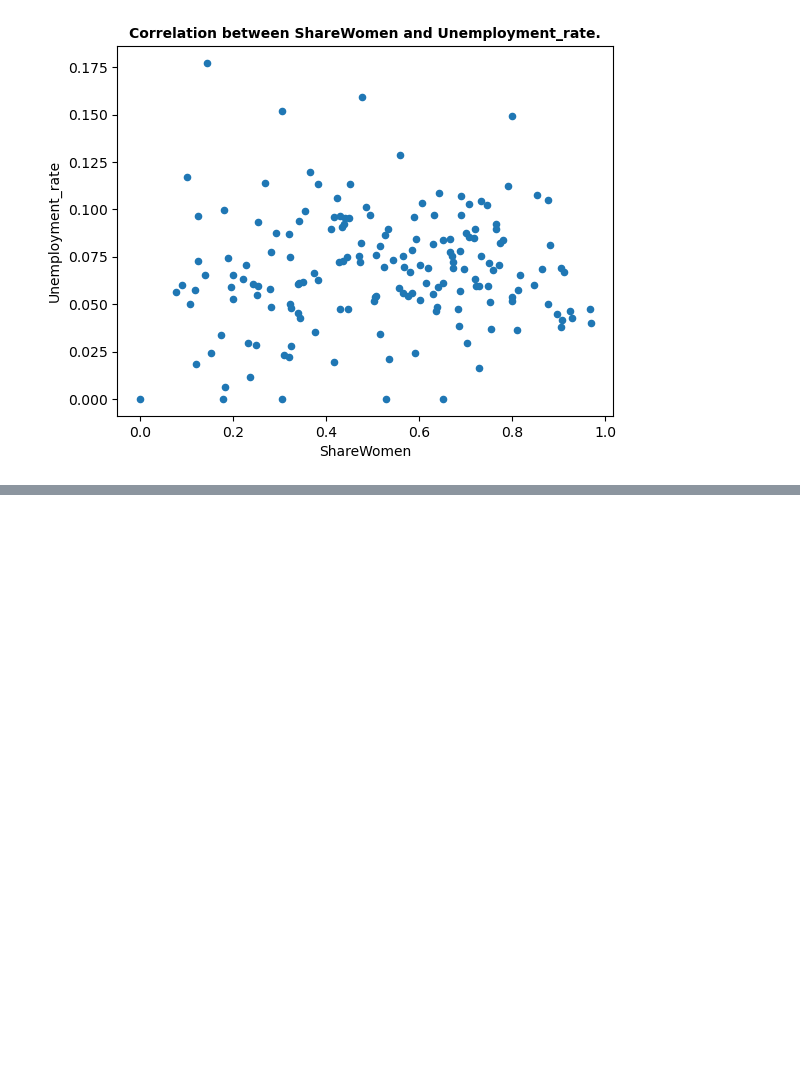
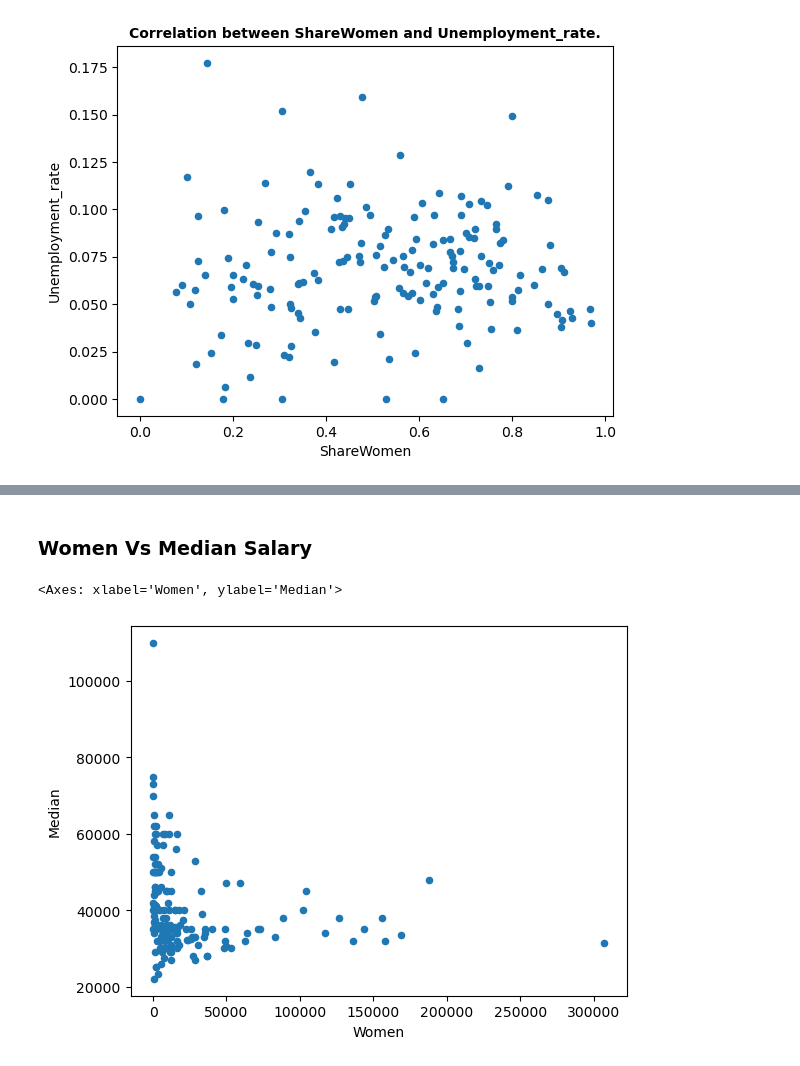
Before and after one commit to Nimaga95/Data_Science_Project-1, a Jupyter notebook: data_exploratory.ipynb, the cells around one changed output, grey strips where cells are left out. Cells and saved outputs as stored; diff of their text form; code cells hidden in the pictures; blank space fills up the shorter version.

```diff
--- a/data_exploratory.ipynb
+++ b/data_exploratory.ipynb
@@ -115,0 +123,7 @@ plt.show()
+# %% [markdown]
+### Women Vs Median Salary
+# %%
+data.plot(x='Women', y='Median', kind ='scatter')
+# %% [output]
+<Axes: xlabel='Women', ylabel='Median'>
+[figure, added]
```
Also changed, not shown: parts of 7 cells of this notebook.
